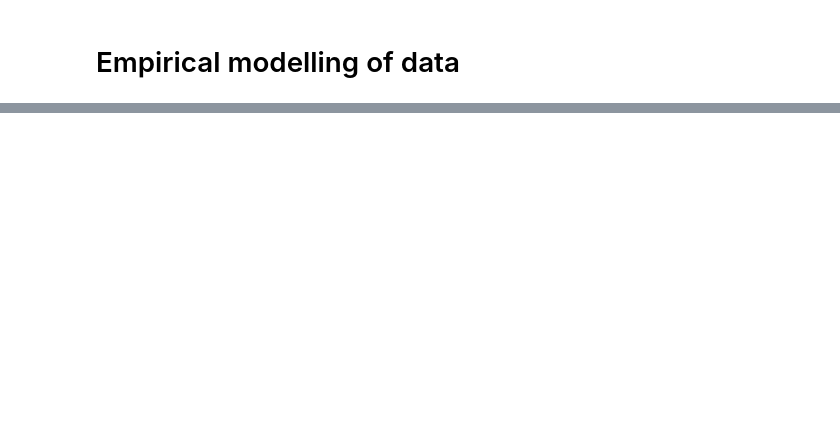
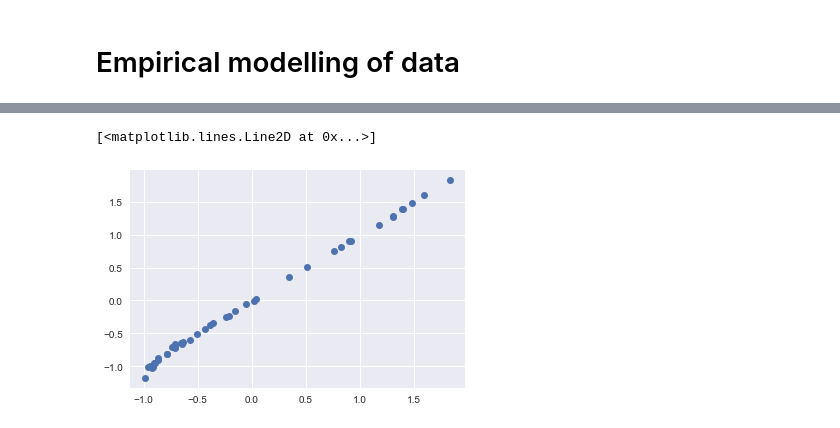
Before and after one commit to pdh21/XID_plus, a Jupyter notebook: docs/notebooks/examples/Empirical_test.ipynb, the cells around one changed output, grey strips where cells are left out. Saved outputs shown, nothing was run; the diff lists cells and outputs as text; code cells hidden in the pictures; blank space fills up the shorter version.

```diff
--- a/docs/notebooks/examples/Empirical_test.ipynb
+++ b/docs/notebooks/examples/Empirical_test.ipynb
@@ -201,0 +376,5 @@ convergence, Rhat=1).
+# %%
+plt.plot(y[0,:],np.median(samples['y_true'][:,:,0],axis=0), 'o')
+# %% [output]
+[<matplotlib.lines.Line2D at 0x...>]
+[figure, added]
```
Also changed, not shown: parts of 40 cells of this notebook.
